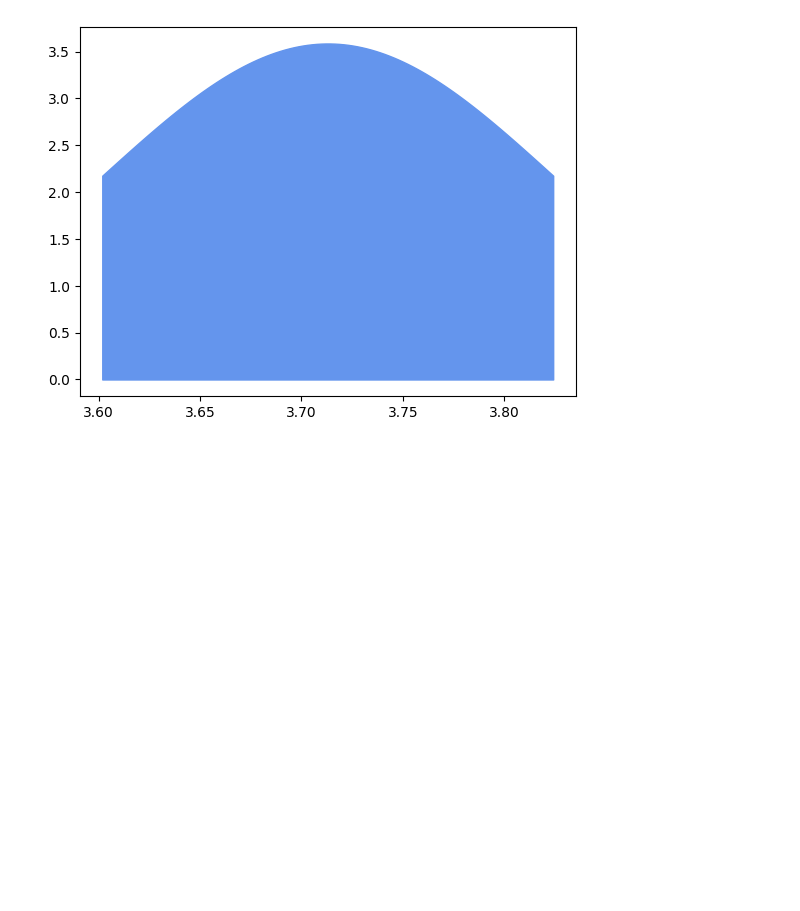
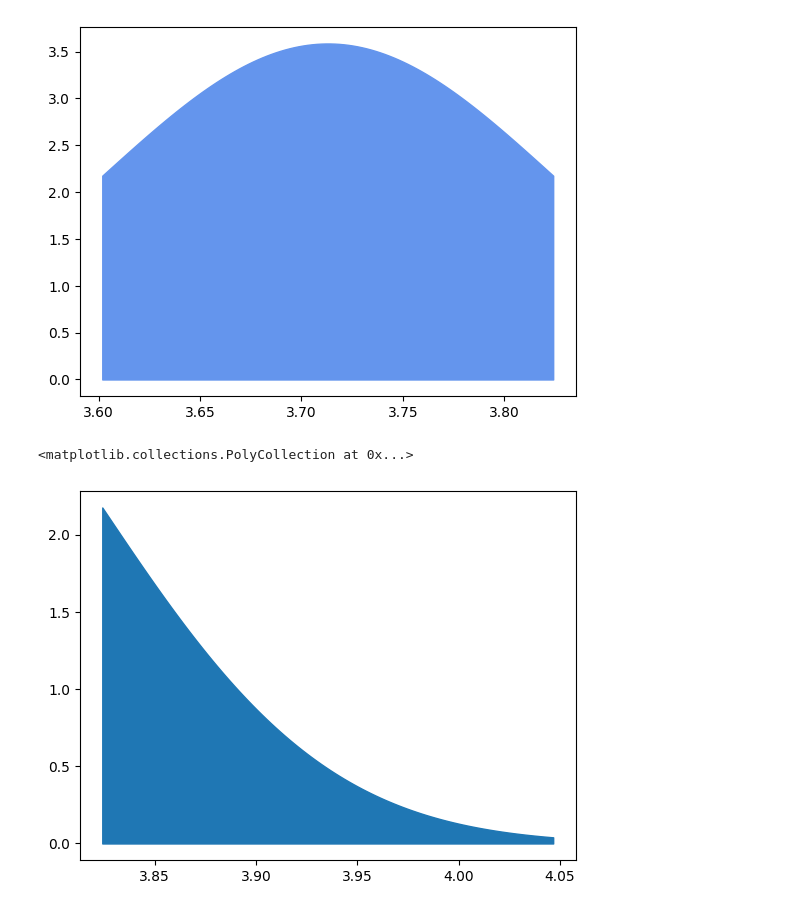
Before and after one commit to ranjan2829/Quant, a Jupyter notebook: Monte_Carlo_FInancial_Model.ipynb, the cells around one changed output. Saved outputs shown, nothing was run; the diff lists cells and outputs as text; code cells hidden in the pictures; blank space fills up the shorter version.

```diff
--- a/Monte_Carlo_FInancial_Model.ipynb
+++ b/Monte_Carlo_FInancial_Model.ipynb
@@ -177,3 +177,8 @@ plt.fill_between(x2,s2,color='cornflowerblue',label='1 StDev')
 # %% [output]
 <matplotlib.collections.PolyCollection at 0x...>
 [figure]
+# %%
+plt.fill_between(x3, s3, color='tab:blue')
+# %% [output]
+<matplotlib.collections.PolyCollection at 0x...>
+[figure, added]
```
Also changed, not shown: parts of 4 cells of this notebook.
